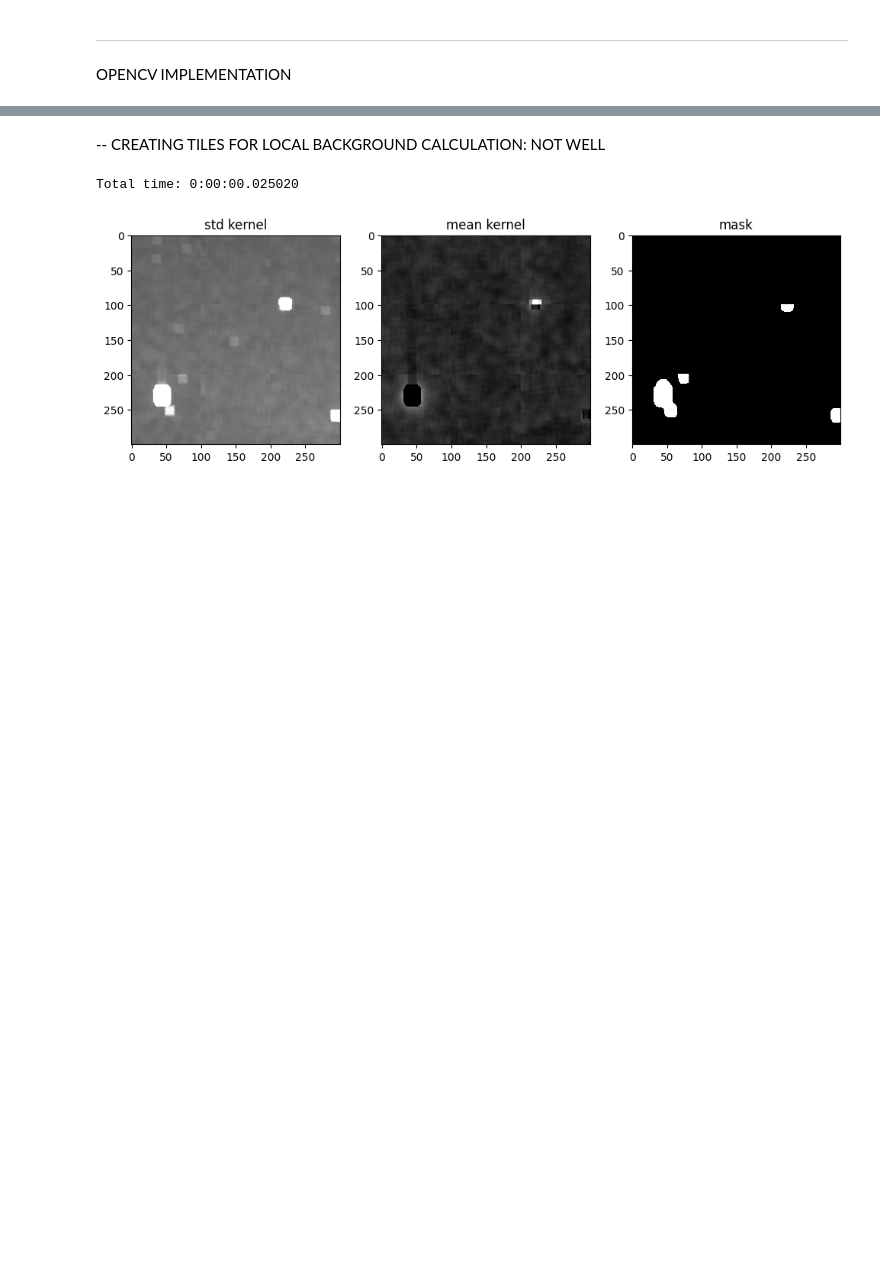
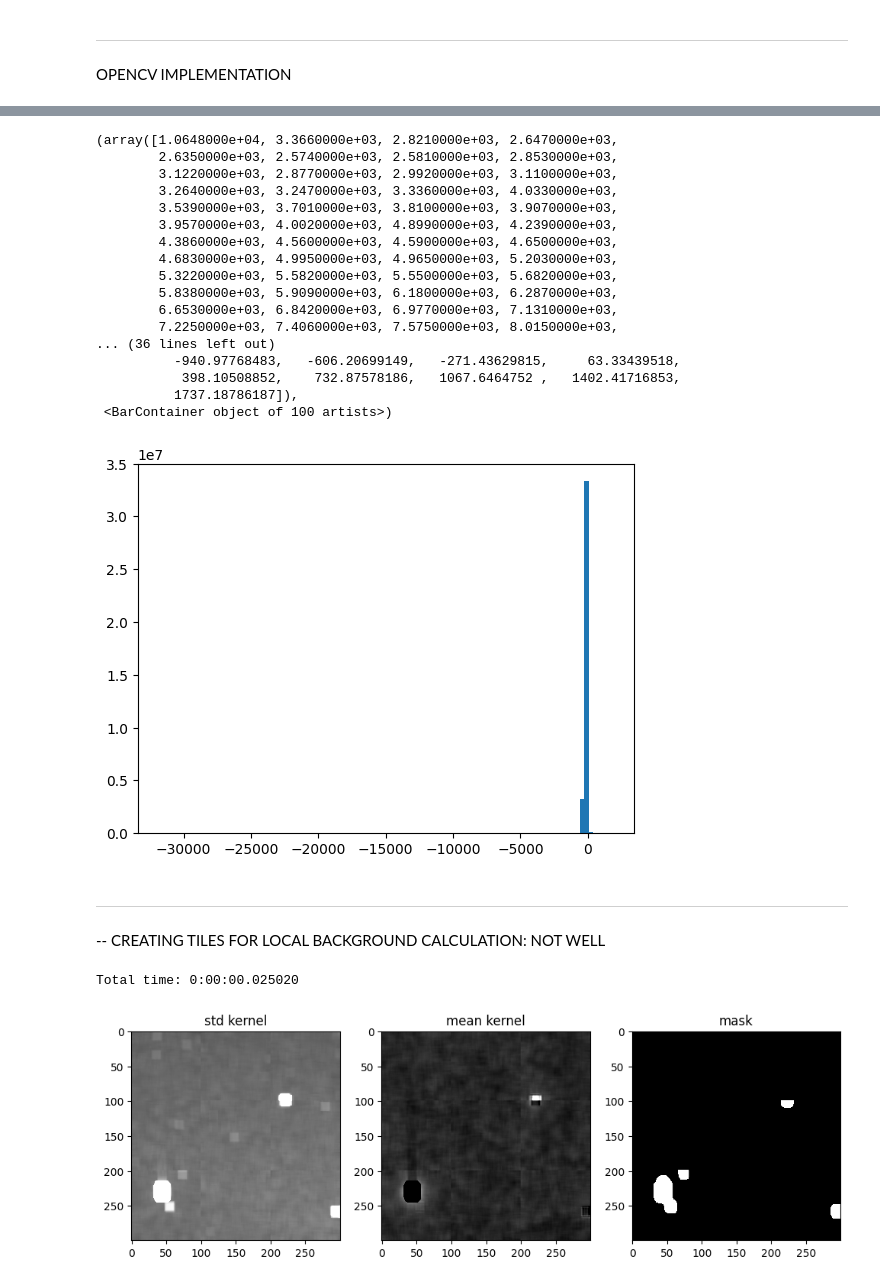
Before and after one commit to miguelralarcon/kbmod_atlas, a Jupyter notebook: lab/residual_masking.ipynb, the cells around one changed output, grey strips where cells are left out. Saved outputs shown, nothing was run; the diff lists cells and outputs as text; code cells hidden in the pictures; blank space fills up the shorter version.

```diff
--- a/lab/residual_masking.ipynb
+++ b/lab/residual_masking.ipynb
@@ -477,3 +496,26 @@ plt.show()
+# %%
+plt.hist(mean_image.flatten(),bins=100)
+# %% [output]
+(array([1.0648000e+04, 3.3660000e+03, 2.8210000e+03, 2.6470000e+03,
+        2.6350000e+03, 2.5740000e+03, 2.5810000e+03, 2.8530000e+03,
+        3.1220000e+03, 2.8770000e+03, 2.9920000e+03, 3.1100000e+03,
+        3.2640000e+03, 3.2470000e+03, 3.3360000e+03, 4.0330000e+03,
+        3.5390000e+03, 3.7010000e+03, 3.8100000e+03, 3.9070000e+03,
+        3.9570000e+03, 4.0020000e+03, 4.8990000e+03, 4.2390000e+03,
+        4.3860000e+03, 4.5600000e+03, 4.5900000e+03, 4.6500000e+03,
+        4.6830000e+03, 4.9950000e+03, 4.9650000e+03, 5.2030000e+03,
+        5.3220000e+03, 5.5820000e+03, 5.5500000e+03, 5.6820000e+03,
+        5.8380000e+03, 5.9090000e+03, 6.1800000e+03, 6.2870000e+03,
+        6.6530000e+03, 6.8420000e+03, 6.9770000e+03, 7.1310000e+03,
+        7.2250000e+03, 7.4060000e+03, 7.5750000e+03, 8.0150000e+03,
+... (36 lines left out)
+          -940.97768483,   -606.20699149,   -271.43629815,     63.33439518,
+           398.10508852,    732.87578186,   1067.6464752 ,   1402.41716853,
+          1737.18786187]),
+ <BarContainer object of 100 artists>)
+[figure, added]
+# %% [markdown]
+-- --
 # %% [markdown]
 -- CREATING TILES FOR LOCAL BACKGROUND CALCULATION: NOT WELL
 # %%
```
Also changed, not shown: parts of 10 cells of this notebook, 2 other files.
